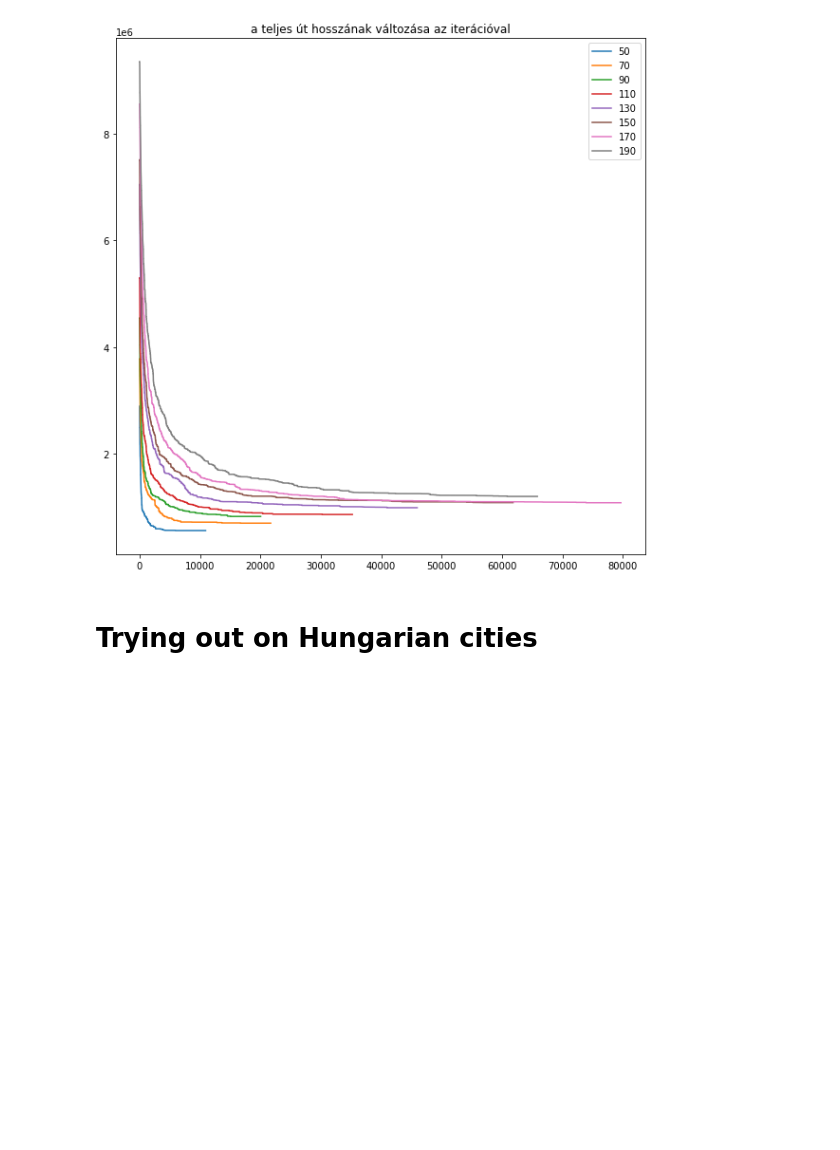
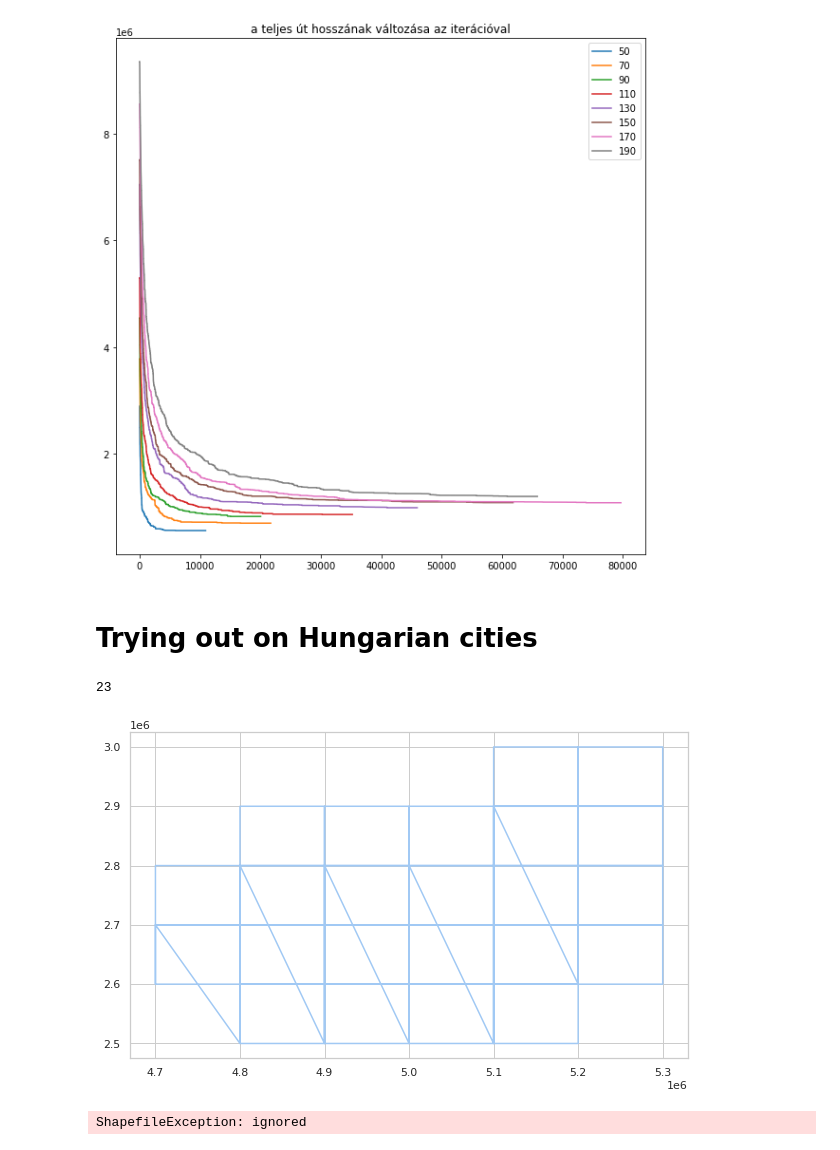
Before and after one commit to csabi0312/GlobOpt2, a Jupyter notebook: GlobOpt2.ipynb, the cells around one changed output. Saved outputs shown, nothing was run; the diff lists cells and outputs as text; code cells hidden in the pictures; blank space fills up the shorter version.

```diff
--- a/GlobOpt2.ipynb
+++ b/GlobOpt2.ipynb
@@ -147,3 +147,24 @@ sns.set(style='whitegrid', palette='pastel', color_codes=True)
 sns.mpl.rc('figure', figsize=(10,6))
 # %%
 sf = shp.Reader('/content/hu_100km.shp')
+# %%
+dbf = shp.Reader('/content/hu_100km.dbf')
+# %%
+len(dbf.shapes())
+# %% [output]
+23
+# %%
+listx=[]
+listy=[]
+for sr in dbf.shapeRecords():
+    for xNew,yNew in sr.shape.points:
+        listx.append(xNew)
+        listy.append(yNew)
+plt.plot(listx,listy)
+plt.show()
+# %% [output]
+[figure, added]
+# %%
+sf.shapeRecords()
+# %% [output]
+ShapefileException: ignored
```
Also changed, not shown: parts of 3 cells of this notebook.
